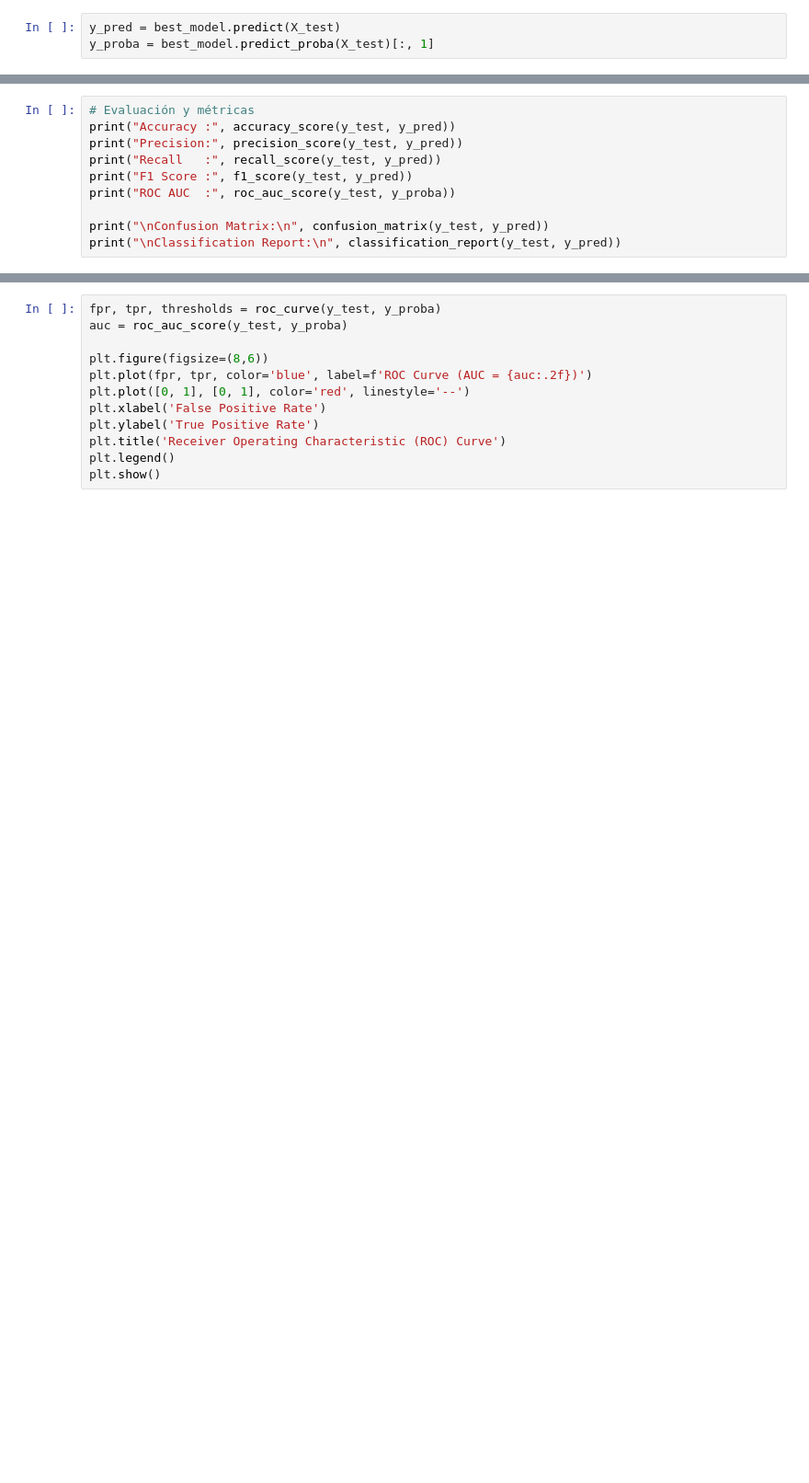
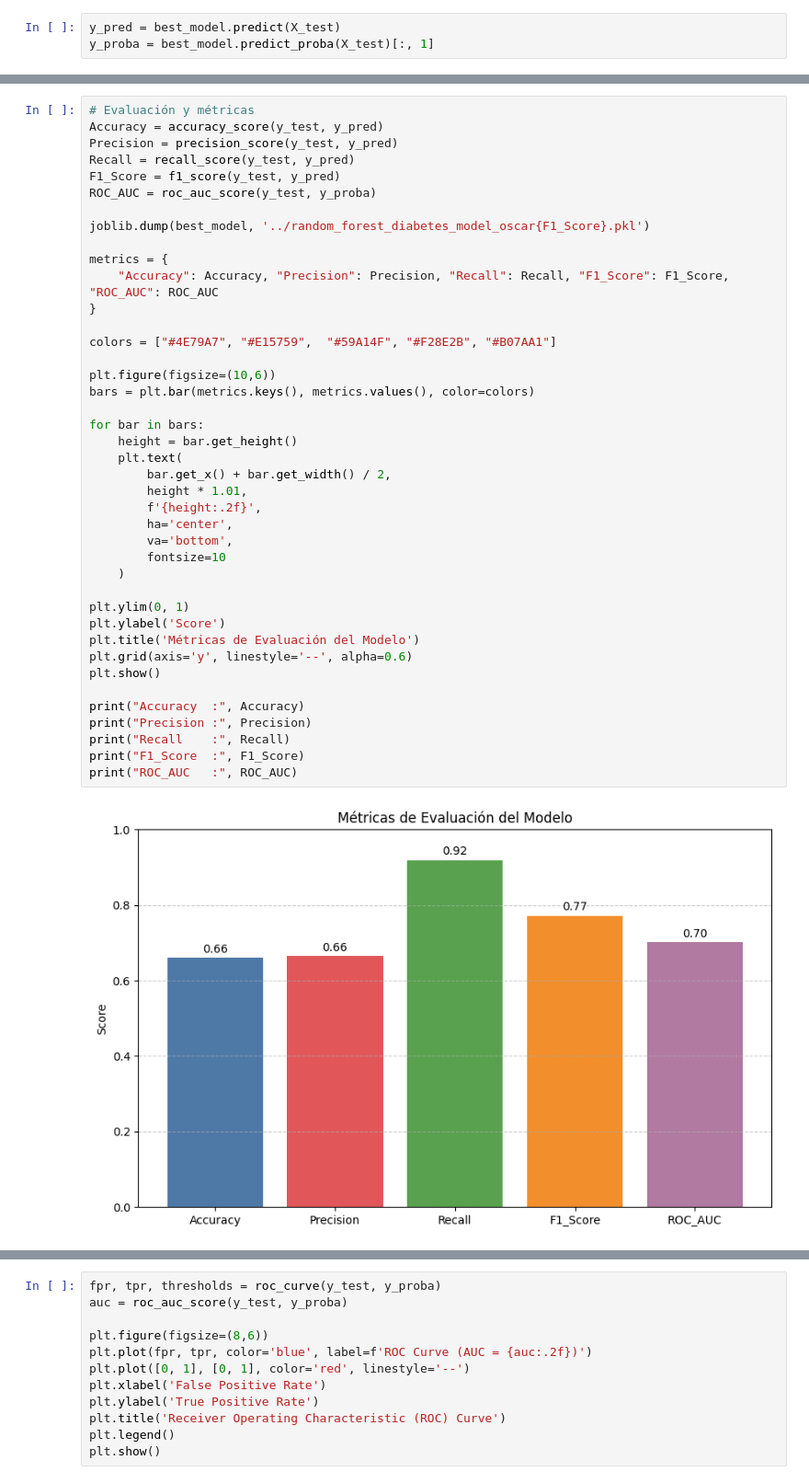
Before and after one commit to iredondosan/ML_Diabetes_Prediction_Challenge, a Jupyter notebook: notebooks/ML_Diabetes_Model_Óscar.ipynb, the cells around one changed output, grey strips where cells are left out. Shown at 92% size. Drawn from its saved outputs; the diff is of its cells as text; blank space fills up the shorter version.

Commit message:
Finish best RF after fine tunning

```diff
--- a/notebooks/ML_Diabetes_Model_Óscar.ipynb
+++ b/notebooks/ML_Diabetes_Model_Óscar.ipynb
@@ -315,11 +328,43 @@ y_proba = best_model.predict_proba(X_test)[:, 1]
 # %%
 # Evaluación y métricas
-print("Accuracy :", accuracy_score(y_test, y_pred))
-print("Precision:", precision_score(y_test, y_pred))
-print("Recall   :", recall_score(y_test, y_pred))
-print("F1 Score :", f1_score(y_test, y_pred))
-print("ROC AUC  :", roc_auc_score(y_test, y_proba))
+Accuracy = accuracy_score(y_test, y_pred)
+Precision = precision_score(y_test, y_pred)
+Recall = recall_score(y_test, y_pred)
+F1_Score = f1_score(y_test, y_pred)
+ROC_AUC = roc_auc_score(y_test, y_proba)
 
-print("\nConfusion Matrix:\n", confusion_matrix(y_test, y_pred))
-print("\nClassification Report:\n", classification_report(y_test, y_pred))
+joblib.dump(best_model, '../random_forest_diabetes_model_oscar{F1_Score}.pkl')
+
+metrics = {
+    "Accuracy": Accuracy, "Precision": Precision, "Recall": Recall, "F1_Score": F1_Score, "ROC_AUC": ROC_AUC
+}
+
+colors = ["#4E79A7", "#E15759",  "#59A14F", "#F28E2B", "#B07AA1"]
+
+plt.figure(figsize=(10,6))
+bars = plt.bar(metrics.keys(), metrics.values(), color=colors)
+
+for bar in bars:
+    height = bar.get_height()
+    plt.text(
+        bar.get_x() + bar.get_width() / 2,
+        height * 1.01,
+        f'{height:.2f}',
+        ha='center',
+        va='bottom',
+        fontsize=10
+    )
+
+plt.ylim(0, 1)
+plt.ylabel('Score')
+plt.title('Métricas de Evaluación del Modelo')
+plt.grid(axis='y', linestyle='--', alpha=0.6)
+plt.show()
+
+print("Accuracy  :", Accuracy)
+print("Precision :", Precision)
+print("Recall    :", Recall)
+print("F1_Score  :", F1_Score)
+print("ROC_AUC   :", ROC_AUC)
 # %% [output]
+[figure, added]
```
Also changed, not shown: parts of 6 cells of this notebook.
